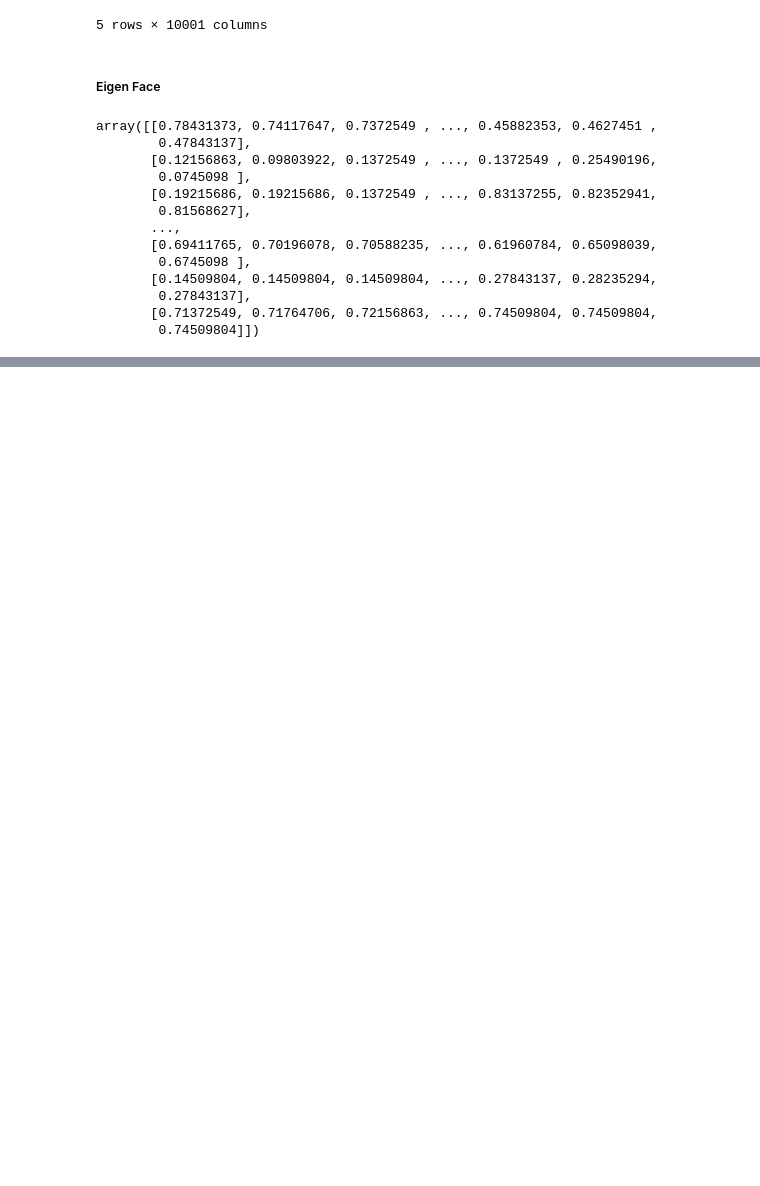
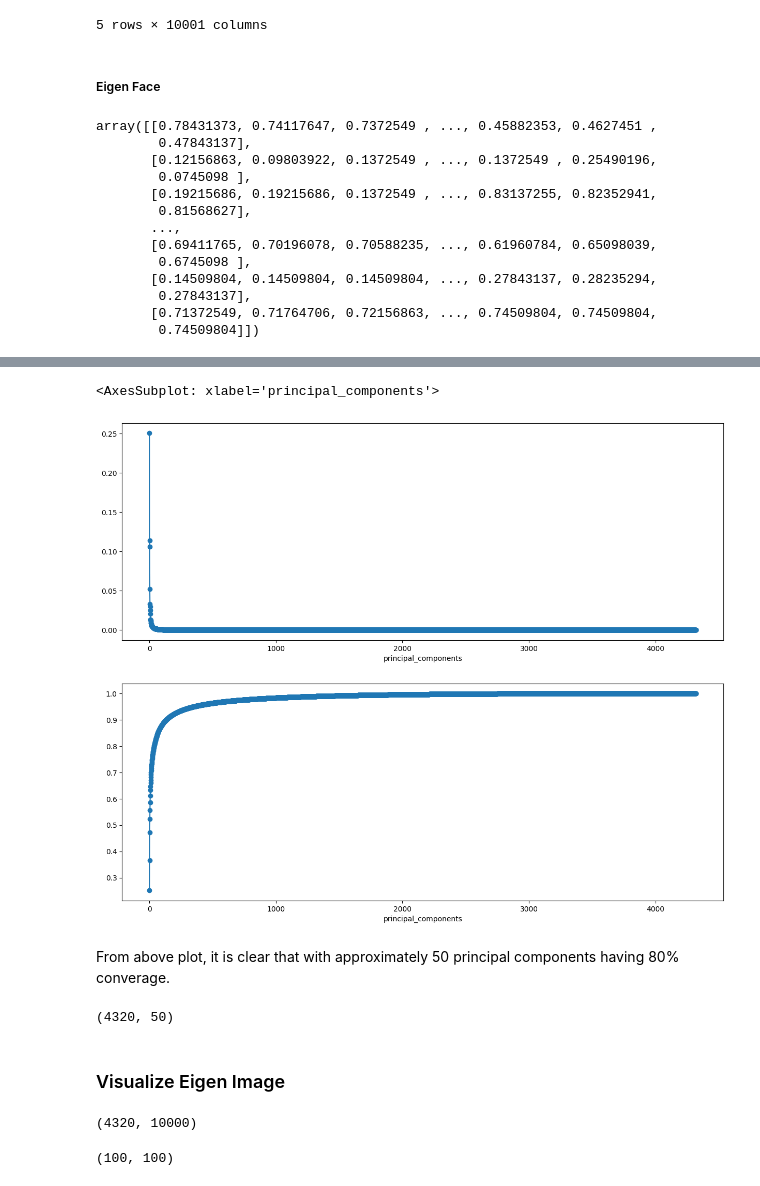
Before and after one commit to CansuG/MachineLearningProject, a Jupyter notebook: Train_FaceRecognition_with_ML/03_FRM_feature_extraction_eigen_face.ipynb, the cells around one changed output, grey strips where cells are left out. Cells and saved outputs as stored; diff of their text form; code cells hidden in the pictures; blank space fills up the shorter version.

```diff
--- a/Train_FaceRecognition_with_ML/03_FRM_feature_extraction_eigen_face.ipynb
+++ b/Train_FaceRecognition_with_ML/03_FRM_feature_extraction_eigen_face.ipynb
@@ -46,0 +73,6 @@ array([[0.78431373, 0.74117647, 0.7372549 , ..., 0.45882353, 0.4627451 ,
+# %%
+exp_var_df = pd.DataFrame()
+exp_var_df['explained_var'] = pca.explained_variance_ratio_
+exp_var_df['cum_explained_var'] = exp_var_df['explained_var'].cumsum()
+exp_var_df['principal_components'] = np.arange(1, len(exp_var_df)+1)
+exp_var_df.head()
@@ -46,0 +86,13 @@ array([[0.78431373, 0.74117647, 0.7372549 , ..., 0.45882353, 0.4627451 ,
+# %%
+exp_var_df.set_index('principal_components', inplace=True)
+# %%
+# visulaize explained variance
+fig, ax = plt.subplots(nrows=2, figsize=(15,12))
+
+exp_var_df['explained_var'].plot(kind='line', marker='o', ax=ax[0])
+exp_var_df['cum_explained_var'].plot(kind='line', marker='o', ax=ax[1])
+# %% [output]
+<AxesSubplot: xlabel='principal_components'>
+[figure, added]
+# %% [markdown]
+From above plot, it is clear that with approximately 50 principal components having 80% converage.
@@ -46,0 +102,4 @@ array([[0.78431373, 0.74117647, 0.7372549 , ..., 0.45882353, 0.4627451 ,
+# %%
+pca_data.shape
+# %% [output]
+(4320, 50)
@@ -46,0 +115,2 @@ array([[0.78431373, 0.74117647, 0.7372549 , ..., 0.45882353, 0.4627451 ,
+# %% [markdown]
+### Visualize Eigen Image
@@ -46,0 +119,9 @@ array([[0.78431373, 0.74117647, 0.7372549 , ..., 0.45882353, 0.4627451 ,
+# %%
+pca_data_inv.shape
+# %% [output]
+(4320, 10000)
+# %%
+eig_img = pca_data_inv[0,:].reshape((100,100))
+eig_img.shape
+# %% [output]
+(100, 100)
```
Also changed, not shown: parts of 14 cells of this notebook, 10 other files.
